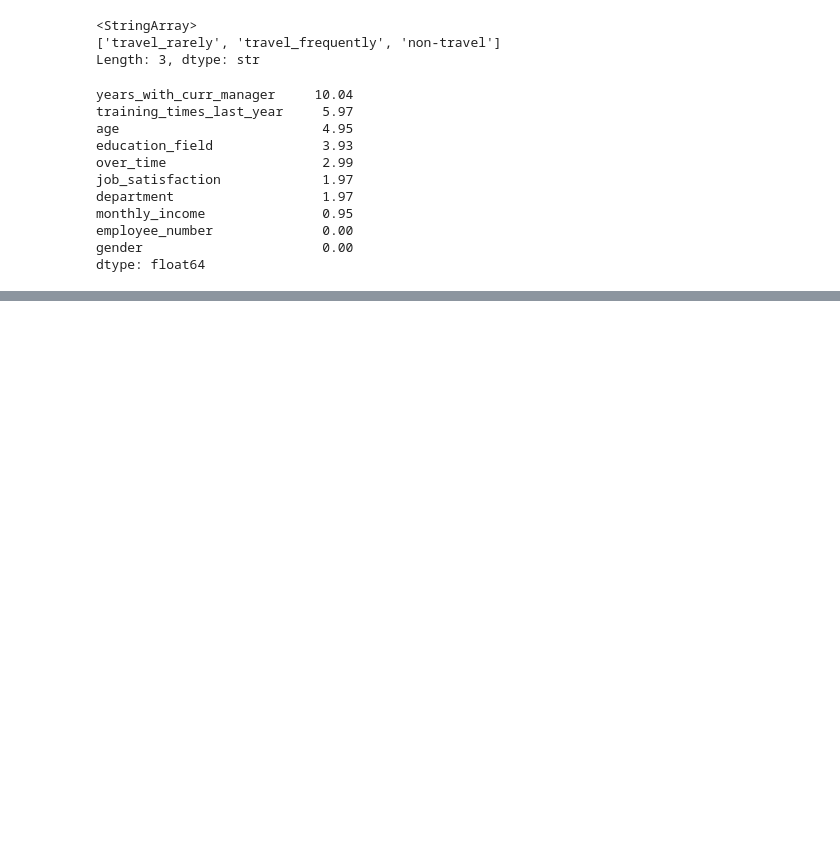
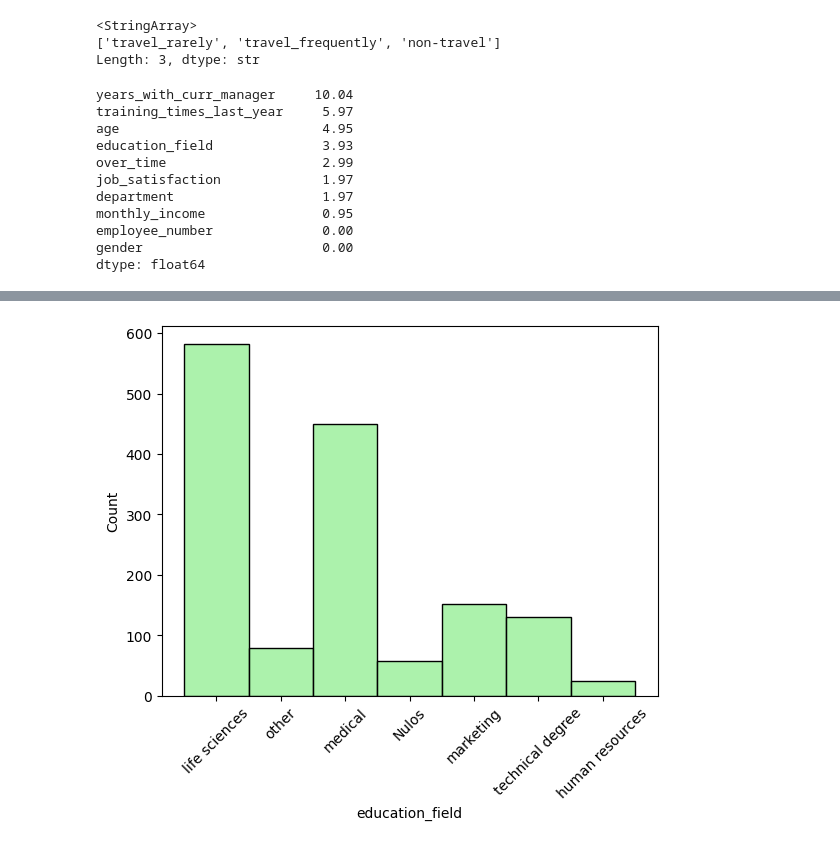
Before and after one commit to Lumo88/project-da-promo-65-modulo-3-team-1, a Jupyter notebook: Proyecto_Organizacion.ipynb, the cells around one changed output, grey strips where cells are left out. Saved outputs shown, nothing was run; the diff lists cells and outputs as text; code cells hidden in the pictures; blank space fills up the shorter version.

```diff
--- a/Proyecto_Organizacion.ipynb
+++ b/Proyecto_Organizacion.ipynb
@@ -939,0 +947,2 @@ dtype: float64
+# %%
+df_limpio.drop(columns=["years_with_curr_manager", "media_year"], inplace=True)
@@ -939,0 +954,2 @@ dtype: float64
+# %%
+df_limpio.rename(columns= {"mediana_year": "years_with_curr_manager"}, inplace=True)
@@ -939,0 +988,13 @@ dtype: float64
+# %%
+sns.histplot(
+    data=df_limpio.assign(
+        education_field=df_limpio["education_field"].fillna("Nulos")
+    ),
+    x="education_field",
+    color="lightgreen"
+)
+
+plt.xticks(rotation=45)
+plt.show()
+# %% [output]
+[figure, added]
```
Also changed, not shown: parts of 20 cells of this notebook.
